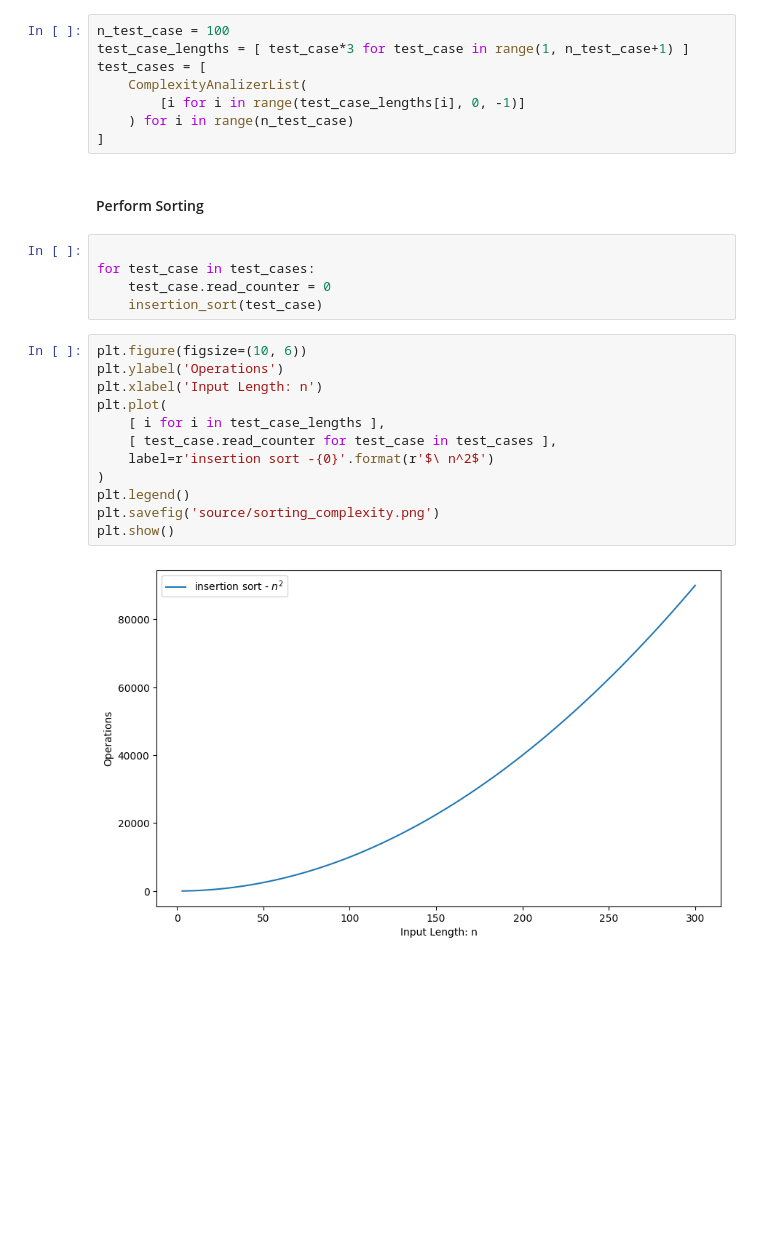
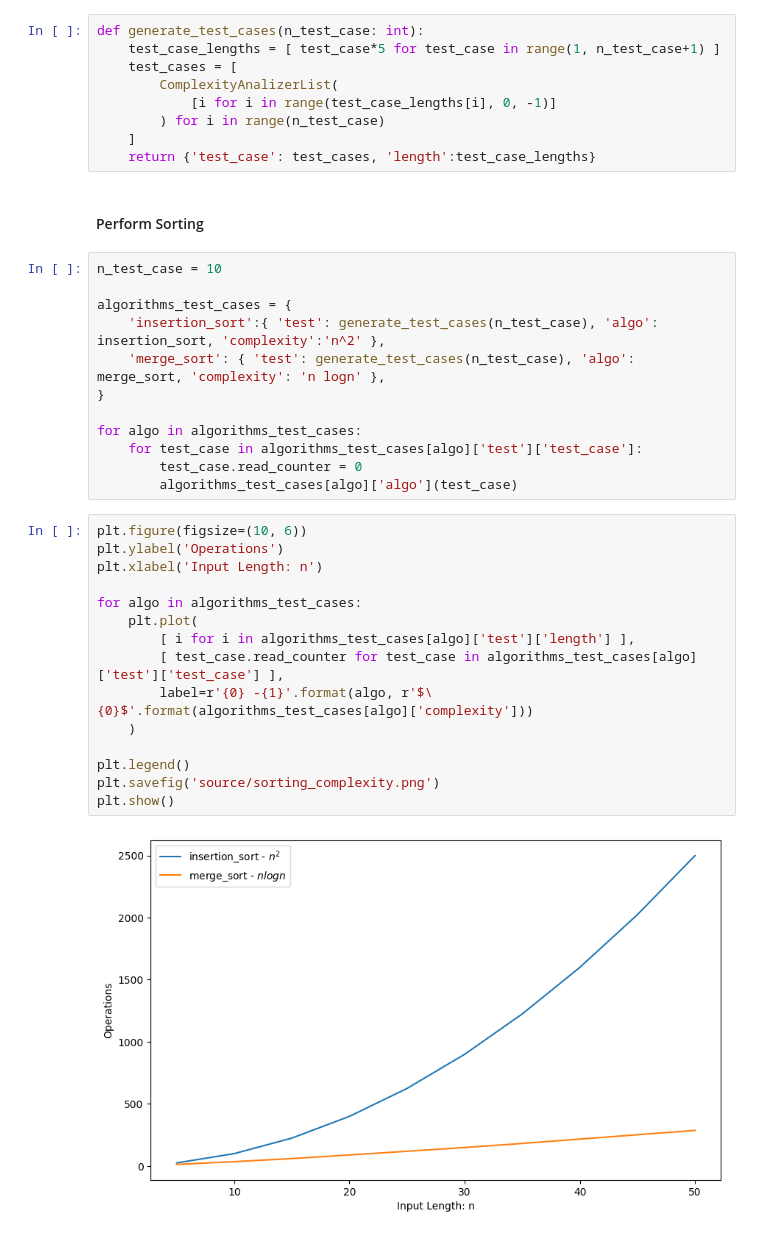
Before and after one commit to cecinuga/ComputationalComplexity, a Jupyter notebook: Sorting/analyzer.ipynb, the cells around one changed output. Drawn from its saved outputs; the diff is of its cells as text; blank space fills up the shorter version.

Commit message:
implemented merge_sort

```diff
--- a/Sorting/analyzer.ipynb
+++ b/Sorting/analyzer.ipynb
@@ -12,31 +12,42 @@ from ca_types import ComplexityAnalizerList
 #### test_case_length are the input list length
 #### test_case are ComplexityAnalizerList instance, it permit to count operations
 # %%
-n_test_case = 100
-test_case_lengths = [ test_case*3 for test_case in range(1, n_test_case+1) ]
-test_cases = [
-    ComplexityAnalizerList(
-        [i for i in range(test_case_lengths[i], 0, -1)]
-    ) for i in range(n_test_case)
-]
+def generate_test_cases(n_test_case: int):
+    test_case_lengths = [ test_case*5 for test_case in range(1, n_test_case+1) ]
+    test_cases = [
+        ComplexityAnalizerList(
+            [i for i in range(test_case_lengths[i], 0, -1)]
+        ) for i in range(n_test_case)
+    ]
+    return {'test_case': test_cases, 'length':test_case_lengths}
 # %% [markdown]
 #### Perform Sorting
-# %%
-
-for test_case in test_cases:
-    test_case.read_counter = 0
-    insertion_sort(test_case)
+# %%
+n_test_case = 10
+
+algorithms_test_cases = {
+    'insertion_sort':{ 'test': generate_test_cases(n_test_case), 'algo': insertion_sort, 'complexity':'n^2' },
+    'merge_sort': { 'test': generate_test_cases(n_test_case), 'algo': merge_sort, 'complexity': 'n logn' },
+}
+
+for algo in algorithms_test_cases:
+    for test_case in algorithms_test_cases[algo]['test']['test_case']:
+        test_case.read_counter = 0
+        algorithms_test_cases[algo]['algo'](test_case)
 # %%
 plt.figure(figsize=(10, 6))
 plt.ylabel('Operations')
 plt.xlabel('Input Length: n')
-plt.plot(
-    [ i for i in test_case_lengths ],
-    [ test_case.read_counter for test_case in test_cases ],
-    label=r'insertion sort -{0}'.format(r'$\ n^2$')
-)
+
+for algo in algorithms_test_cases:
+    plt.plot(
+        [ i for i in algorithms_test_cases[algo]['test']['length'] ],
+        [ test_case.read_counter for test_case in algorithms_test_cases[algo]['test']['test_case'] ],
+        label=r'{0} -{1}'.format(algo, r'$\ {0}$'.format(algorithms_test_cases[algo]['complexity']))
+    )
+
 plt.legend()
 plt.savefig('source/sorting_complexity.png')
 plt.show()
 # %% [output]
-[figure, old version]
+[figure, new version]
```
Also changed, not shown: parts of 1 cell of this notebook, 3 other files.
